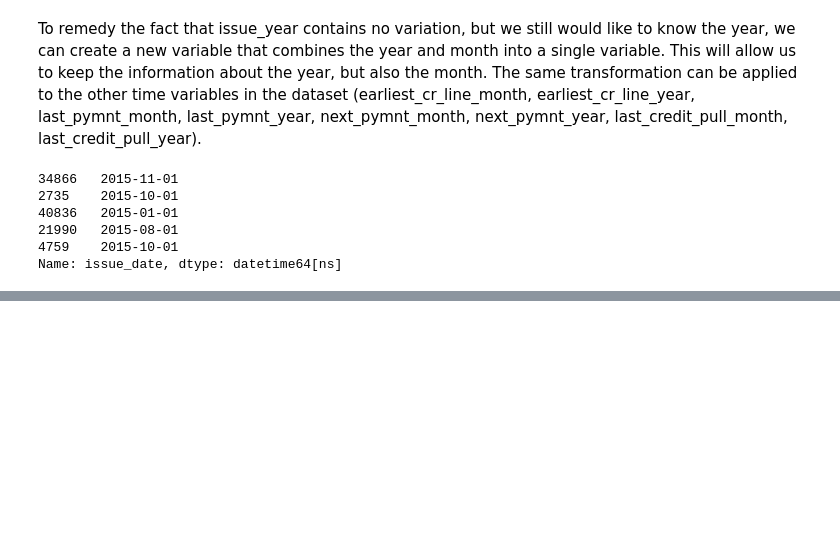
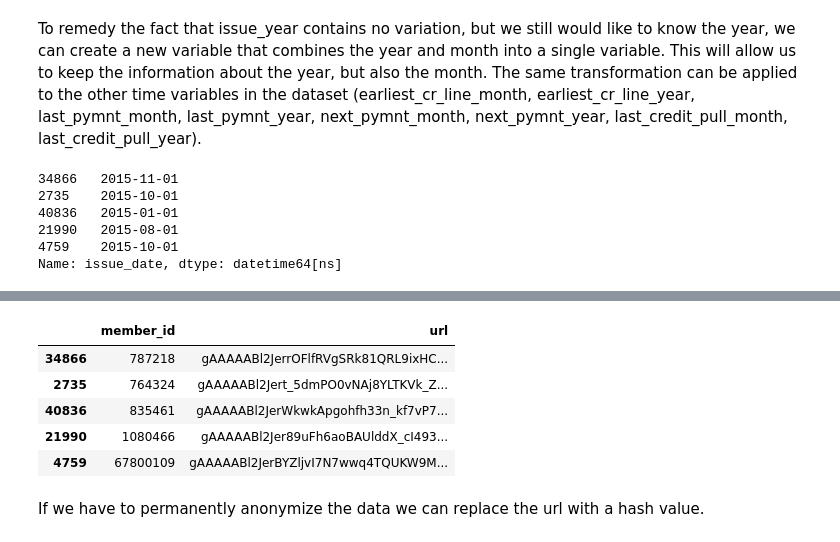
Before and after one commit to ykipfer/data_wrangling_testat, a Jupyter notebook: identify_dq_issues.ipynb, the cells around one changed output, grey strips where cells are left out. Saved outputs shown, nothing was run; the diff lists cells and outputs as text; code cells hidden in the pictures; blank space fills up the shorter version.

```diff
--- a/identify_dq_issues.ipynb
+++ b/identify_dq_issues.ipynb
@@ -163,0 +219,13 @@ df['url'] = df['url'].apply(lambda x: hash(x))
+# %%
+# decrypt url
+df['url'] = df['url'].apply(lambda x: fernet.decrypt(x).decode())
+df[['member_id', 'url']].head(5)
+# %% [output]
+|  | member_id | url |
+| 34866 | 787218 | gAAAAABl2JerrOFlfRVgSRk81QRL9ixHC... |
+| 2735 | 764324 | gAAAAABl2Jert_5dmPO0vNAj8YLTKVk_Z... |
+| 40836 | 835461 | gAAAAABl2JerWkwkApgohfh33n_kf7vP7... |
+| 21990 | 1080466 | gAAAAABl2Jer89uFh6aoBAUlddX_cI493... |
+| 4759 | 67800109 | gAAAAABl2JerBYZljvI7N7wwq4TQUKW9M... |
+# %% [markdown]
+If we have to permanently anonymize the data we can replace the url with a hash value.
```
Also changed, not shown: parts of 14 cells of this notebook.
